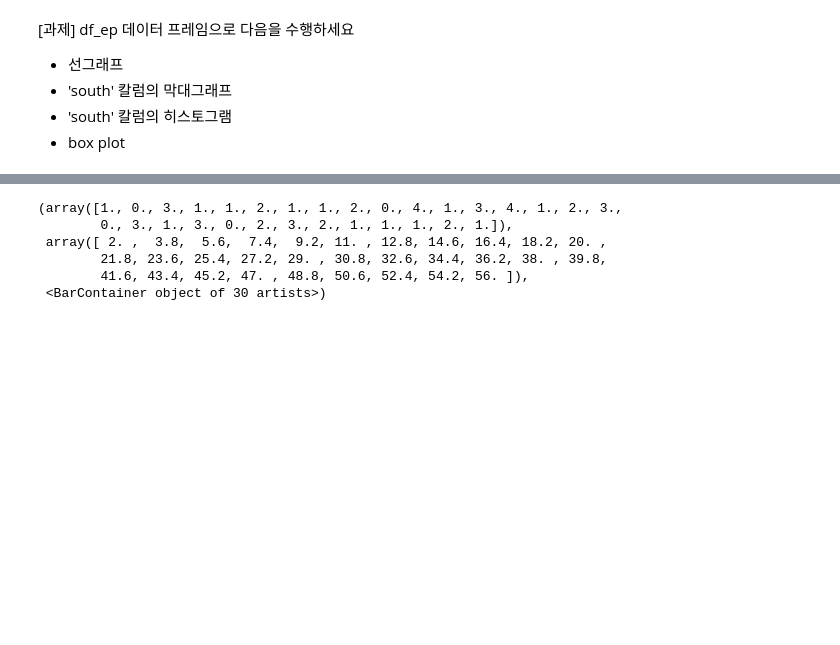
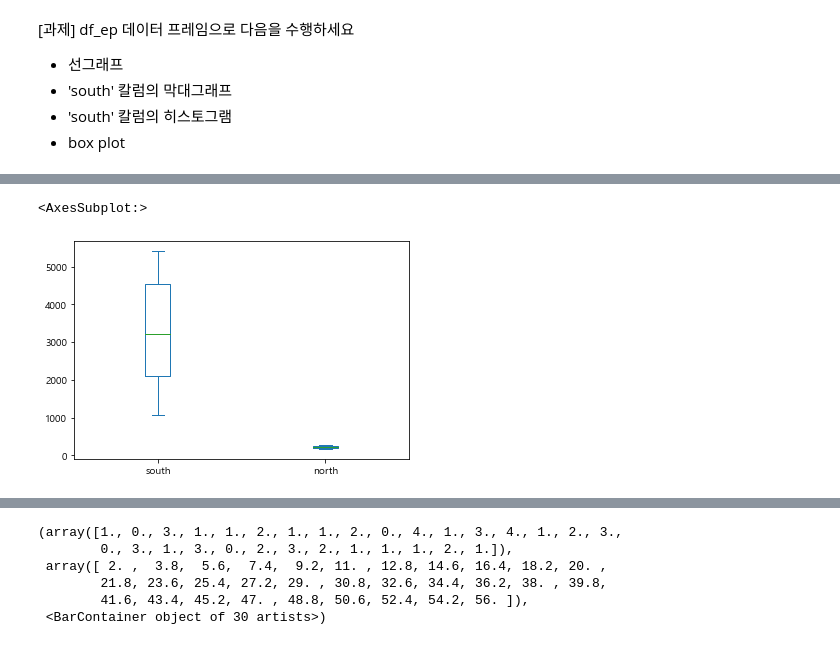
Before and after one commit to bnv20/kdt5, a Jupyter notebook: m2_분석라이브러리활용/visualization/시각화_기초.ipynb, the cells around one changed output, grey strips where cells are left out. Drawn from its saved outputs; the diff is of its cells as text; code cells hidden in the pictures; blank space fills up the shorter version.

```diff
--- a/m2_분석라이브러리활용/visualization/시각화_기초.ipynb
+++ b/m2_분석라이브러리활용/visualization/시각화_기초.ipynb
@@ -202,2 +227,8 @@ Name: Close, dtype: int64
+# %%
+# box plot
+df_ep.plot(kind='box')
+# %% [output]
+<AxesSubplot:>
+[figure, added]
 # %%
 # [과제] df_auto의 각 칼럼을 시각화해서 탐색한 후 인사이트를 기술하세요(5개 이상)
```
Also changed, not shown: parts of 22 cells of this notebook.
